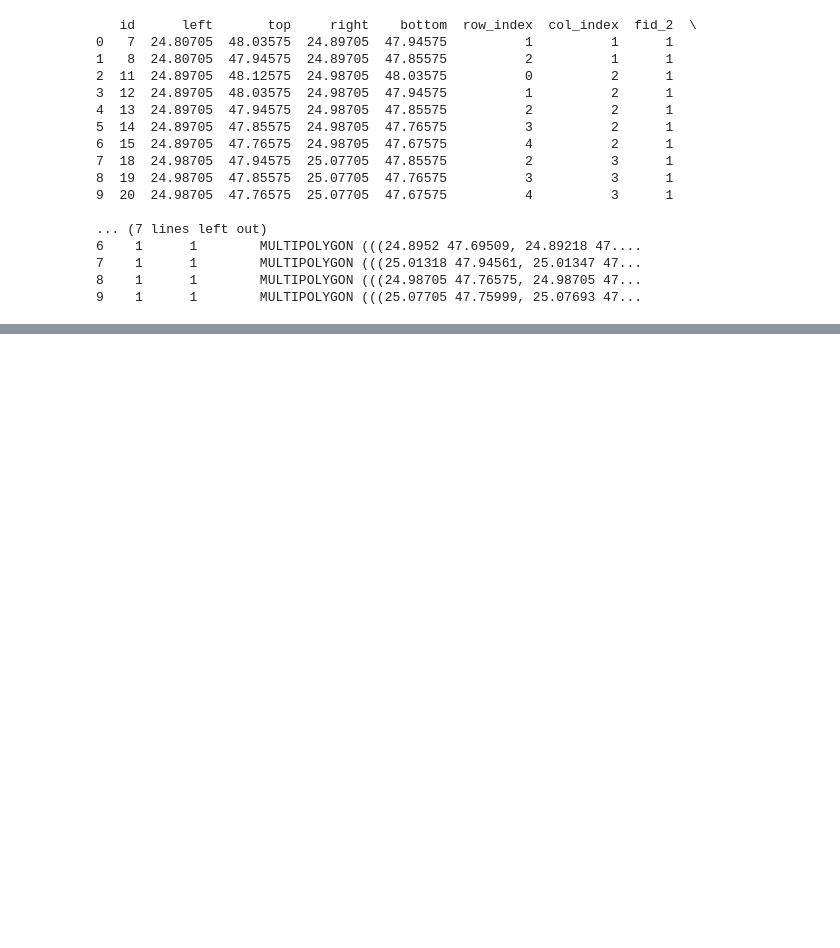
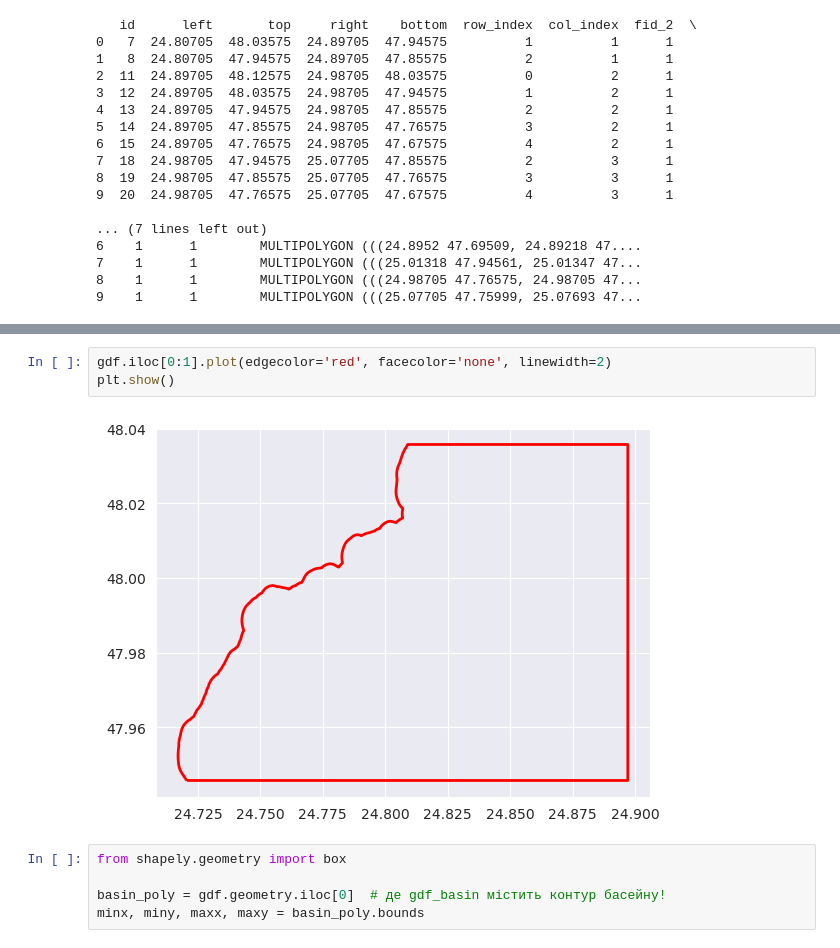
Before and after one commit to NikoriakViktot/dem-analysis, a Jupyter notebook: notebooks/Icesat_download.ipynb, the cells around one changed output, grey strips where cells are left out. Drawn from its saved outputs; the diff is of its cells as text; blank space fills up the shorter version.

```diff
--- a/notebooks/Icesat_download.ipynb
+++ b/notebooks/Icesat_download.ipynb
@@ -73,0 +56,10 @@ else:
+# %%
+gdf.iloc[0:1].plot(edgecolor='red', facecolor='none', linewidth=2)
+plt.show()
+# %% [output]
+[figure, added]
+# %%
+from shapely.geometry import box
+
+basin_poly = gdf.geometry.iloc[0]  # де gdf_basin містить контур басейну!
+minx, miny, maxx, maxy = basin_poly.bounds
```
Also changed, not shown: parts of 16 cells of this notebook.
